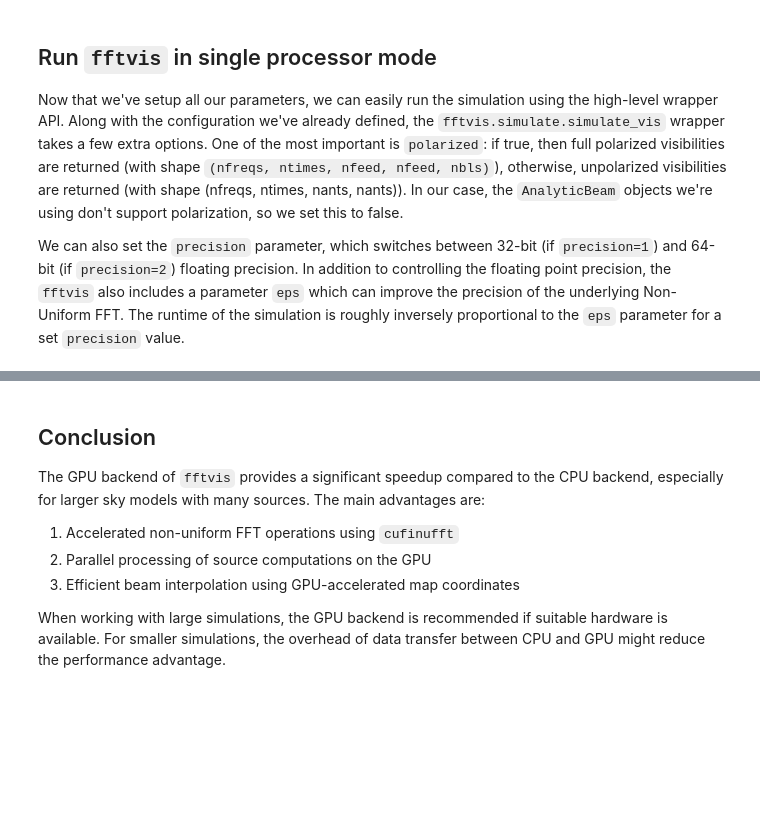
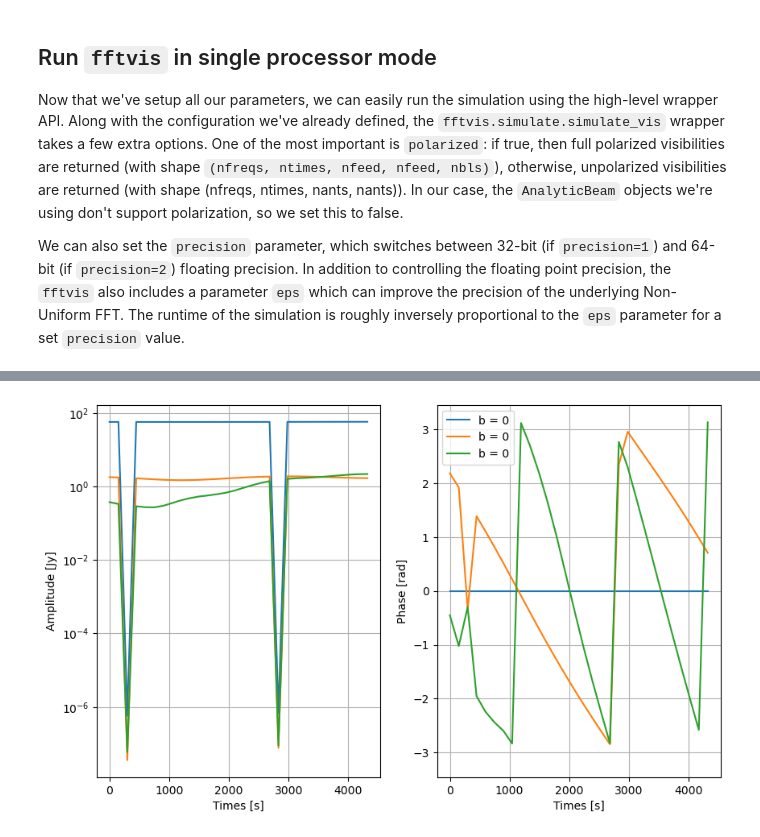
Before and after one commit to tyler-a-cox/fftvis, a Jupyter notebook: docs/tutorials/fftvis_gpu_tutorial.ipynb, the cells around one changed output, grey strips where cells are left out. Drawn from its saved outputs; the diff is of its cells as text; code cells hidden in the pictures; blank space fills up the shorter version.

```diff
--- a/docs/tutorials/fftvis_gpu_tutorial.ipynb
+++ b/docs/tutorials/fftvis_gpu_tutorial.ipynb
@@ -731,15 +345,0 @@ plt.show()
-# %%
-fig, axs = plt.subplots(1, 2, figsize=(10, 6))
-for bl_index, bl in enumerate(baselines[:3]):
-    axs[0].semilogy(times.unix - times.unix[0], np.abs(vis_to_plot[0, :, bl_index]))
-    axs[1].plot(times.unix - times.unix[0], np.angle(vis_to_plot[0, :, bl_index]), label=f"b = {bl[0]}")
-
-axs[0].set_xlabel('Times [s]')
-axs[1].set_xlabel('Times [s]')
-axs[0].set_ylabel('Amplitude [Jy]')
-axs[1].set_ylabel('Phase [rad]')
-axs[1].set_ylim(-np.pi * 1.1, np.pi * 1.1)
-axs[0].grid()
-axs[1].grid()
-plt.legend()
-plt.show()
@@ -748,13 +346,20 @@ plt.show()
-# %% [markdown]
-## Conclusion
-
-The GPU backend of `fftvis` provides a significant speedup compared to the CPU backend, especially for larger sky models with many sources. The main advantages are:
-
-1. Accelerated non-uniform FFT operations using `cufinufft`
-2. Parallel processing of source computations on the GPU
-3. Efficient beam interpolation using GPU-accelerated map coordinates
-
-When working with large simulations, the GPU backend is recommended if suitable hardware is available. For smaller simulations, the overhead of data transfer between CPU and GPU might reduce the performance advantage.
+# %%
+fig, axs = plt.subplots(1, 2, figsize=(10, 6))
+for bl_index, bl in enumerate(baselines[:3]):
+    axs[0].semilogy(times.unix - times.unix[0], np.abs(vis_vc[0, :, bl_index]))
+    axs[1].plot(times.unix - times.unix[0], np.angle(vis_vc[0, :, bl_index]), label=f"b = {bl[0]}")
+
+axs[0].set_xlabel('Times [s]')
+axs[1].set_xlabel('Times [s]')
+axs[0].set_ylabel('Amplitude [Jy]')
+axs[1].set_ylabel('Phase [rad]')
+axs[1].set_ylim(-np.pi * 1.1, np.pi * 1.1)
+axs[0].grid()
+axs[1].grid()
+plt.legend()
+plt.show()
+# %% [output]
+[figure, added]
 # %%
 # Clean up GPU memory if we used it
 if gpu_available and 'cp' in globals():
```
Also changed, not shown: parts of 27 cells of this notebook, 4 other files.
